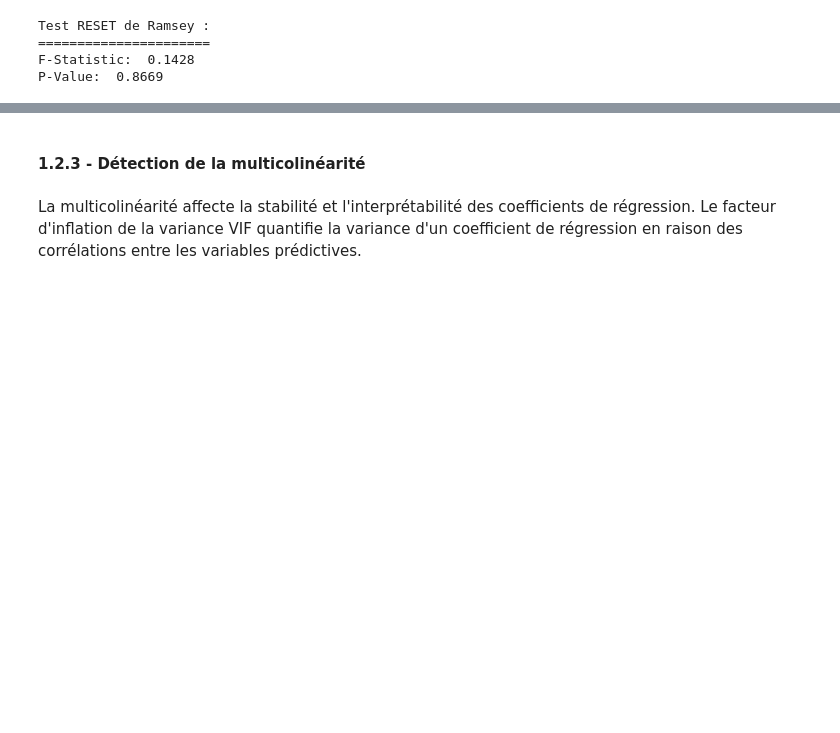
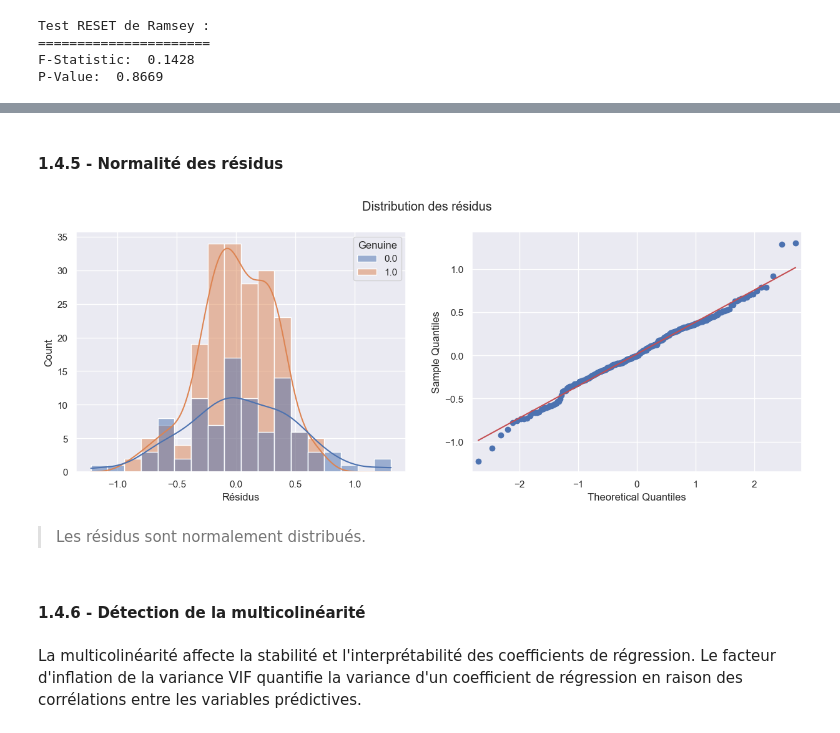
Before and after one commit to lengocduyvu/oncfm-detection-faux-billets, a Jupyter notebook: notebooks/oncfm-analyse.ipynb, the cells around one changed output, grey strips where cells are left out. Cells and saved outputs as stored; diff of their text form; code cells hidden in the pictures; blank space fills up the shorter version.

```diff
--- a/notebooks/oncfm-analyse.ipynb
+++ b/notebooks/oncfm-analyse.ipynb
@@ -266,4 +324,7 @@ y_ml = df_ml['margin_low']
+# %%
+# Split des données en train et test
+X_ml_train, X_ml_test, y_ml_train, y_ml_test = train_test_split(X_ml_scaled, y_ml, test_size=0.2, random_state=42)
 # %%
 # Entraînement du modèle
 reg = LinearRegression()
-reg.fit(X_ml, y_ml)
+reg.fit(X_ml_train, y_ml_train)
@@ -291,4 +361,4 @@ plt.show()
 # %%
 # Prédiction sur le test set
-y_ml_pred = reg.predict(X_ml)
+y_ml_pred = reg.predict(X_ml_test)
 # %% [markdown]
@@ -301,9 +377,11 @@ print(f"MAPE, Moyenne de la valeur absolue des erreurs en pourcentage : {mean_ab
 # %%
+# Dataframe des résidus
 reg_residus = pd.DataFrame(
     {
-        'Observées': y_ml,
+        'Observées': y_ml_test,
         'Prédites': y_ml_pred,
-        'Résidus': y_ml - y_ml_pred
+        'Résidus': y_ml_test - y_ml_pred,
+        'Genuine': X_ml_test[:,5]
     }
 )
 reg_residus.head()
@@ -324,5 +395,19 @@ plt.show()
+# %% [markdown]
+#### 1.4.5 - Normalité des résidus
+# %%
+fig, (a,b) = plt.subplots(nrows=1, ncols=2, figsize=(15, 5))
+plt.suptitle('Distribution des résidus')
+
+sns.histplot(data=reg_residus, x='Résidus', kde=True, hue='Genuine', ax=a)
+qqplot(reg_residus['Résidus'], line='s', ax=b)
+
+plt.show()
+# %% [output]
+[figure, added]
+# %% [markdown]
+> Les résidus sont normalement distribués.
 # %% [markdown]
-#### 1.2.3 - Détection de la multicolinéarité
+#### 1.4.6 - Détection de la multicolinéarité
 # %% [markdown]
 La multicolinéarité affecte la stabilité et l'interprétabilité des coefficients de régression. Le facteur d'inflation de la variance VIF quantifie la variance d'un coefficient de régression en raison des corrélations entre les variables prédictives.
 # %%
```
Also changed, not shown: parts of 60 cells of this notebook.
